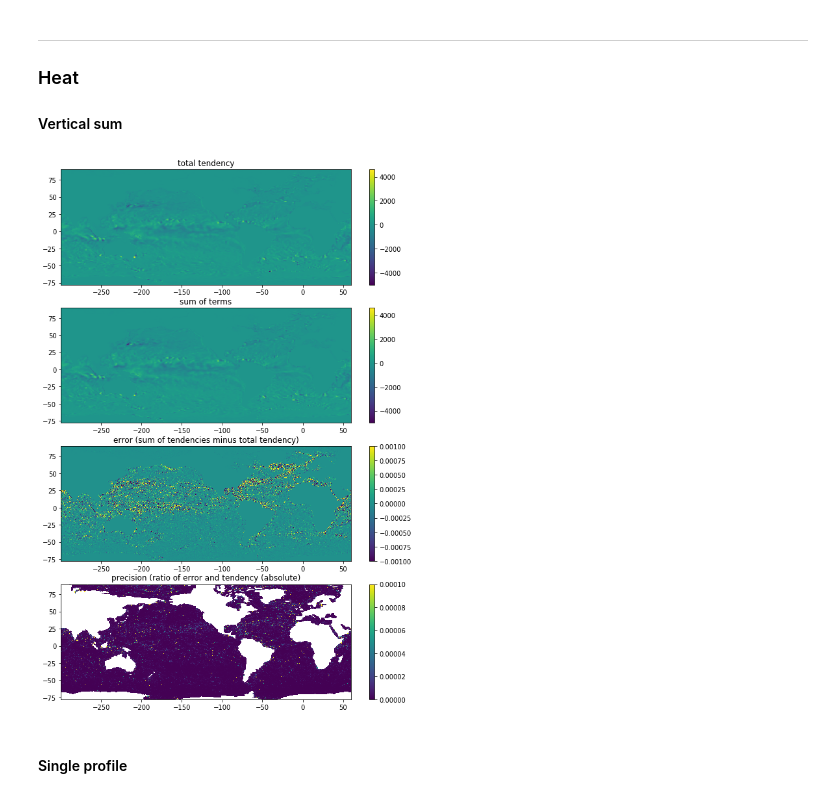
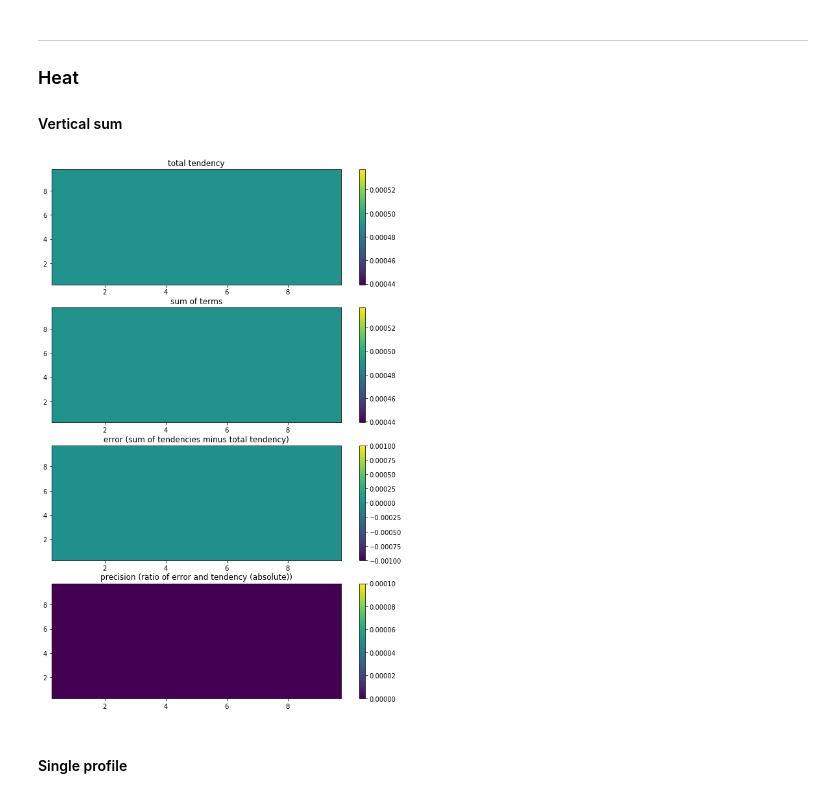
Before and after one commit to gmacgilchrist/wmt_bgc, a Jupyter notebook: calc_budget_tracer_native.ipynb, the cells around one changed output. Saved outputs shown, nothing was run; the diff lists cells and outputs as text; code cells hidden in the pictures.

```diff
--- a/calc_budget_tracer_native.ipynb
+++ b/calc_budget_tracer_native.ipynb
@@ -11,8 +11,11 @@ import gsw
 import budgetcalcs as bc
 # %%
 # 08990101.heat_salt_o2.1year/
-rootdir = '/archive/gam/ESM4/DECK/ESM4_piControl_D/gfdl.ncrc4-intel16-prod-openmp/4/history/'
+# rootdir = '/archive/gam/ESM4/DECK/ESM4_piControl_D/gfdl.ncrc4-intel16-prod-openmp/4/history/'
 # rootdir = '/archive/gam/MOM6-examples/ice_ocean_SIS2/Baltic_OM4_025_6h/'
+rootdir = '/archive/gam/MOM6-gm/ocean_only/box/dev_core/'
 # filename = '19000101.ocean_daily.nc'
-filename = '08990101.ocean_5daily_z_08*.nc'
-ds = xr.open_mfdataset(rootdir+filename,combine='by_coords').isel(time=0)
+# filename = '08990101.ocean_5daily_z_08*.nc'
+filename = 'ocean_6hourly.nc'
+# ds = xr.open_mfdataset(rootdir+filename,combine='by_coords').isel(time=0)
+ds = xr.open_dataset(rootdir+filename).isel(time=0)
@@ -21,23 +22,24 @@ OSError: no files to open
 # %%
-h_terms = ['dhdt','dynamics_h_tendency','vert_remap_h_tendency','boundary_forcing_h_tendency','internal_heat_h_tendency']
-heat_terms = ['opottemptend','T_advection_xy','Th_tendency_vert_remap','boundary_forcing_heat_tendency','internal_heat_tend_3d','opottempdiff','opottemppmdiff','frazil_heat_tendency']
-salt_terms = ['osalttend','S_advection_xy','Sh_tendency_vert_remap','boundary_forcing_salt_tendency','osaltdiff','osaltpmdiff']
-o2_terms = ['o2h_tendency','o2_advection_xy','o2h_tendency_vert_remap','o2_dfxy_cont_tendency','o2_vdiffuse_impl','jo2']
-no3_terms = ['no3h_tendency','no3_advection_xy','no3h_tendency_vert_remap','no3_dfxy_cont_tendency','no3_vdiffuse_impl','jno3']
+# h_terms = ['dhdt','dynamics_h_tendency','vert_remap_h_tendency','boundary_forcing_h_tendency','internal_heat_h_tendency']
+heat_terms = ['opottemptend','T_advection_xy','Th_tendency_vert_remap','boundary_forcing_heat_tendency','opottempdiff','opottemppmdiff','frazil_heat_tendency']
+# salt_terms = ['osalttend','S_advection_xy','Sh_tendency_vert_remap','boundary_forcing_salt_tendency','osaltdiff','osaltpmdiff']
+# o2_terms = ['o2h_tendency','o2_advection_xy','o2h_tendency_vert_remap','o2_dfxy_cont_tendency','o2_vdiffuse_impl','jo2']
+# no3_terms = ['no3h_tendency','no3_advection_xy','no3h_tendency_vert_remap','no3_dfxy_cont_tendency','no3_vdiffuse_impl','jno3']
+
 # Correct MOM6 tendencies to account for mass in cell
 # i.e. convert from [mol kg^-1 m s^-1] to [mol m^-2 s^-1]
 rho0=1035.0
 
-# Close oxygen budget
-o2_tend = o2_terms[0]
-# Correct MOM6 tendencies to account for mass in cell
-# i.e. convert from [mol kg^-1 m s^-1] to [mol m^-2 s^-1]
-for term in o2_terms[:-1]:
-    ds[term] *= rho0
-# Close nitrate budget
-no3_tend = no3_terms[0]
-for term in no3_terms[:-1]:
-    ds[term] *= rho0
+# # Close oxygen budget
+# o2_tend = o2_terms[0]
+# # Correct MOM6 tendencies to account for mass in cell
+# # i.e. convert from [mol kg^-1 m s^-1] to [mol m^-2 s^-1]
+# for term in o2_terms[:-1]:
+#     ds[term] *= rho0
+# # Close nitrate budget
+# no3_tend = no3_terms[0]
+# for term in no3_terms[:-1]:
+#     ds[term] *= rho0
 
 ### THIS A HACK WHILE I WORK OUT THE VDIFFUSE_IMPL TERMS ###
 # Calculate residual error
@@ -142,9 +144,9 @@ bc.calc_materialderivative(prof,termsLHS,signsLHS,termsRHS,signsRHS);
 #### Vertical sum
 # %%
 # Heat
-tend_sum, error = calc_budget(ksum,heat_terms,tend,errors=[-1E-3,1E-3])
+tend_sum, error = bc.calc_budget(ksum,heat_terms[1:],heat_terms[0],errors=[-1E-3,1E-3])
 # %% [output]
-[figure, old version]
+[figure, new version]
 # %% [markdown]
 #### Single profile
 # %%
```
Also changed, not shown: parts of 3 cells of this notebook, 30 other files.
